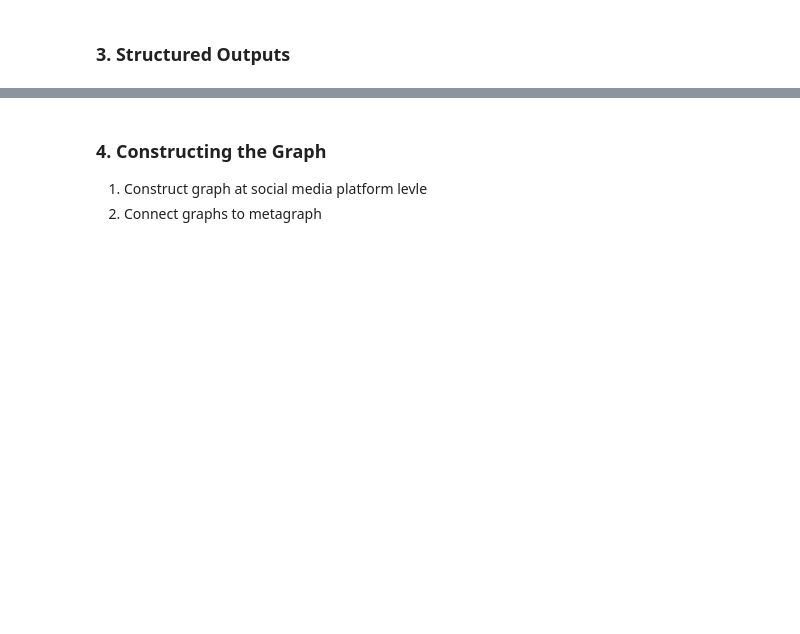
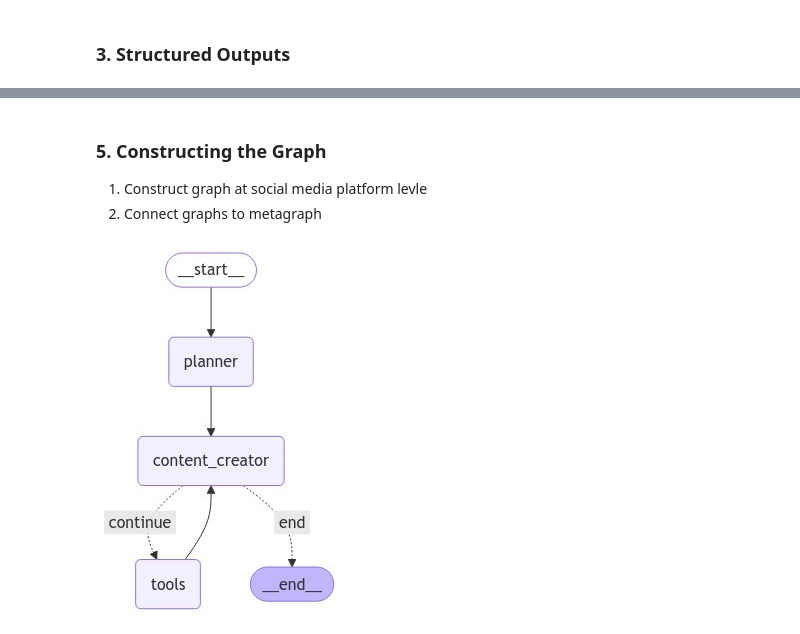
Before and after one commit to kristofrabay/genai-llm-experiments, a Jupyter notebook: nb/social_media_agentic_team.ipynb, the cells around one changed output, grey strips where cells are left out. Saved outputs shown, nothing was run; the diff lists cells and outputs as text; code cells hidden in the pictures; blank space fills up the shorter version.

Commit message:
test e2e content creation

```diff
--- a/nb/social_media_agentic_team.ipynb
+++ b/nb/social_media_agentic_team.ipynb
@@ -191,3 +198,10 @@ In summary, AMD is the most likely and significant competitor to Nvidia in the G
 
 Citations:
 ['https://www.nerdwallet.com/article/investing/nvidia-competitors', 'https://www.cheddarflow.com/blog/exploring-the-top-nvidia-competitors-in-2023/', 'https://www.techradar.com/computing/gpu/nvidia-now-owns-88-of-the-gpu-market-but-that-might-not-be-a-bad-thing-yet', 'https://fortune.com/2024/07/02/nvidia-competition-ai-chip-gpu-startups-analysts/', 'https://www.techpowerup.com/forums/threads/nvidias-gpu-market-share-hits-90-in-q4-2024-gets-closer-to-full-monopoly.329842/']
+# %%
+tools = [image_generation_tool, perplexity_research_tool]
+tool_node = ToolNode(tools)
+
+tools_dict = {tool.name: tool for tool in tools}
+tools_str = ", ".join([tool.name for tool in tools])
+print(tools_str)
@@ -246,5 +266,19 @@ class SocialMediaPostPlan(BaseModel):
+# %%
+planner_model = "gpt-4o-2024-11-20"
+content_creator_model = "gpt-4o-2024-11-20"
+
+planner_llm = ChatOpenAI(model=planner_model, temperature=0.0).with_structured_output(SocialMediaPostPlan, method="json_schema", include_raw=True)
+content_creator_llm = ChatOpenAI(model=content_creator_model, temperature=0.0).bind_tools(tools)
 # %% [markdown]
-### 4. Constructing the Graph
+### 5. Constructing the Graph
 
 1. Construct graph at social media platform levle
 2. Connect graphs to metagraph
+# %%
+class SubGraph(TypedDict):
+
+    topic: str
+    platform: str
+    background_info: str
+
+    messages: Annotated[Sequence[BaseMessage], add_messages]
@@ -251,5 +342,21 @@ class SocialMediaPostPlan(BaseModel):
+# %%
+workflow = StateGraph(SubGraph)
+
+workflow.add_node("planner", planner_node)
+workflow.add_node("content_creator", content_creator_node)
+workflow.add_node("tools", tools_node)
+
+workflow.add_edge(START, "planner")
+workflow.add_edge("planner", "content_creator")
+workflow.add_edge("tools", "content_creator")
+
+workflow.add_conditional_edges("content_creator", should_continue, {'continue': "tools", 'end': END})
+
+app = workflow.compile()
 # %%
 graph_image = app.get_graph().draw_mermaid_png()
-with open("../output/social_media_experiment/langgraph.png", "wb") as f:
+with open("../output/social_media_experiment/langgraph_subgraph.png", "wb") as f:
     f.write(graph_image)
 display(Image(graph_image))
+# %% [output]
+[figure, added]
```
Also changed, not shown: parts of 13 cells of this notebook, 6 other files.
